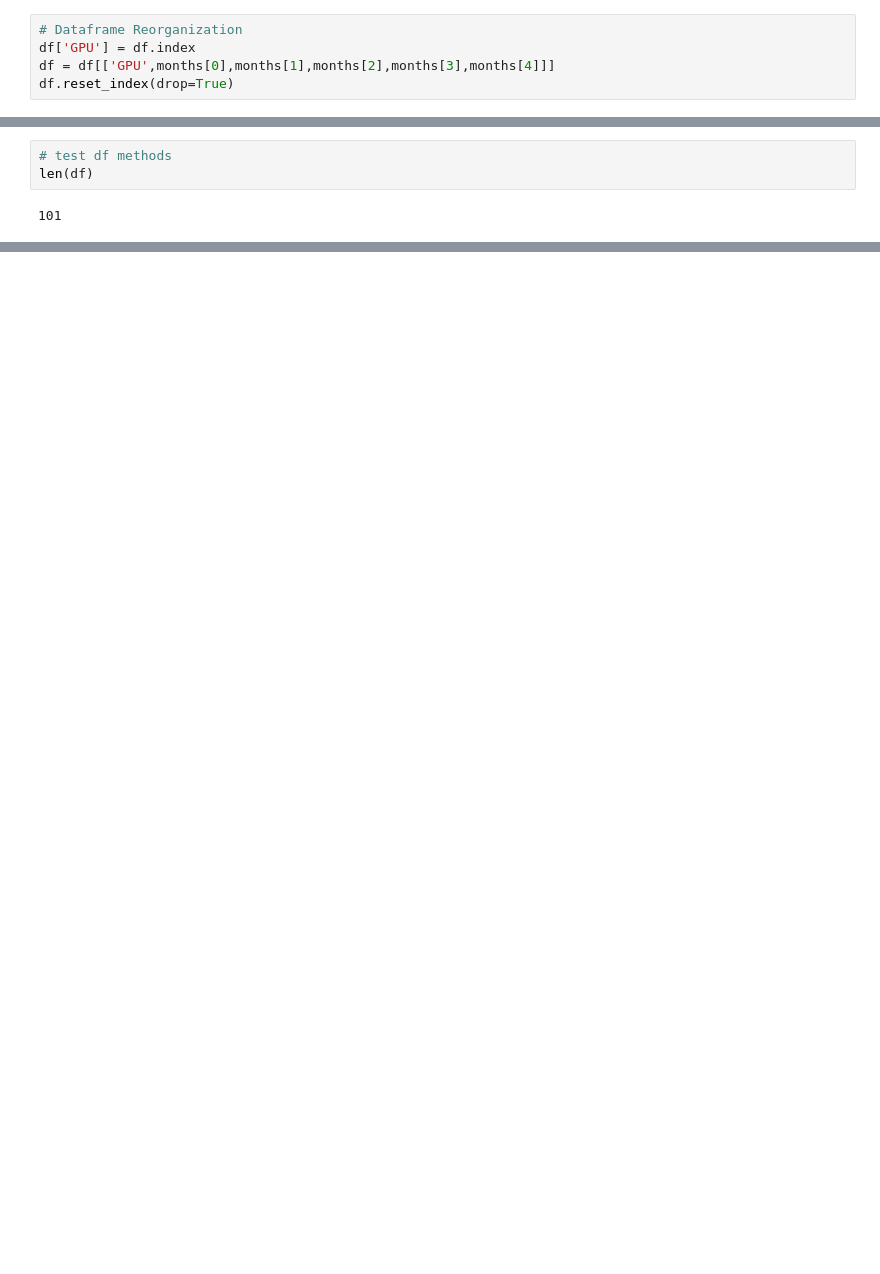
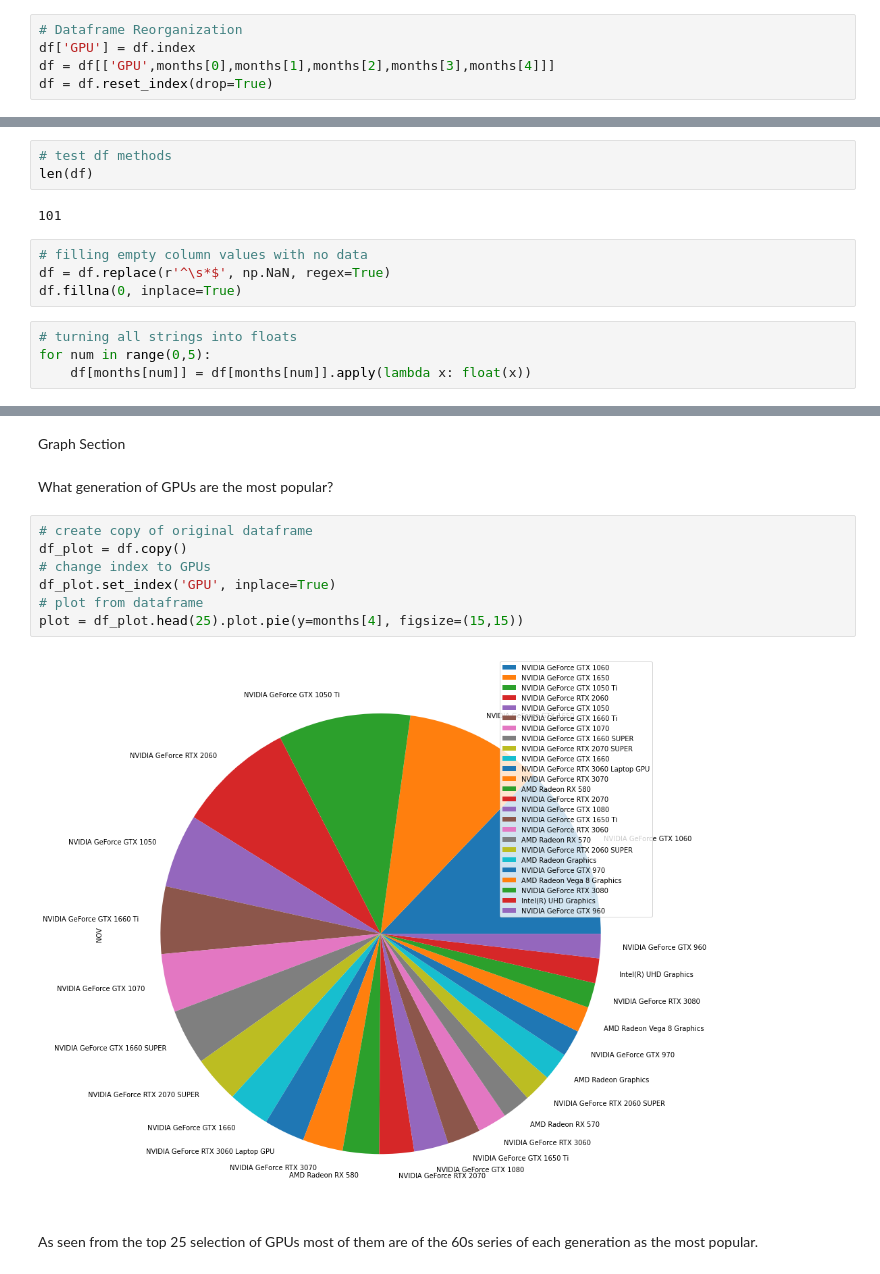
Before and after one commit to jDinhBC/Steam-Data-Scraper-Project, a Jupyter notebook: steam-scraper.ipynb, the cells around one changed output, grey strips where cells are left out. Drawn from its saved outputs; the diff is of its cells as text; blank space fills up the shorter version.

```diff
--- a/steam-scraper.ipynb
+++ b/steam-scraper.ipynb
@@ -82,4 +82,4 @@ df = pd.DataFrame.from_dict(gpu_percent_dict, orient='index', columns=[
 # Dataframe Reorganization
 df['GPU'] = df.index
 df = df[['GPU',months[0],months[1],months[2],months[3],months[4]]]
-df.reset_index(drop=True)
+df = df.reset_index(drop=True)
@@ -102,6 +88,14 @@ df.reset_index(drop=True)
 len(df)
 # %% [output]
 101
+# %%
+# filling empty column values with no data
+df = df.replace(r'^\s*$', np.NaN, regex=True)
+df.fillna(0, inplace=True)
+# %%
+# turning all strings into floats
+for num in range(0,5):
+    df[months[num]] = df[months[num]].apply(lambda x: float(x))
 # %%
 # writing to csv with current month of data collection
 
@@ -121,0 +175,15 @@ else:
+# %% [markdown]
+Graph Section
+# %% [markdown]
+What generation of GPUs are the most popular?
+# %%
+# create copy of original dataframe
+df_plot = df.copy()
+# change index to GPUs
+df_plot.set_index('GPU', inplace=True)
+# plot from dataframe
+plot = df_plot.head(25).plot.pie(y=months[4], figsize=(15,15))
+# %% [output]
+[figure, added]
+# %% [markdown]
+As seen from the top 25 selection of GPUs most of them are of the 60s series of each generation as the most popular.
```
Also changed, not shown: parts of 17 cells of this notebook.
